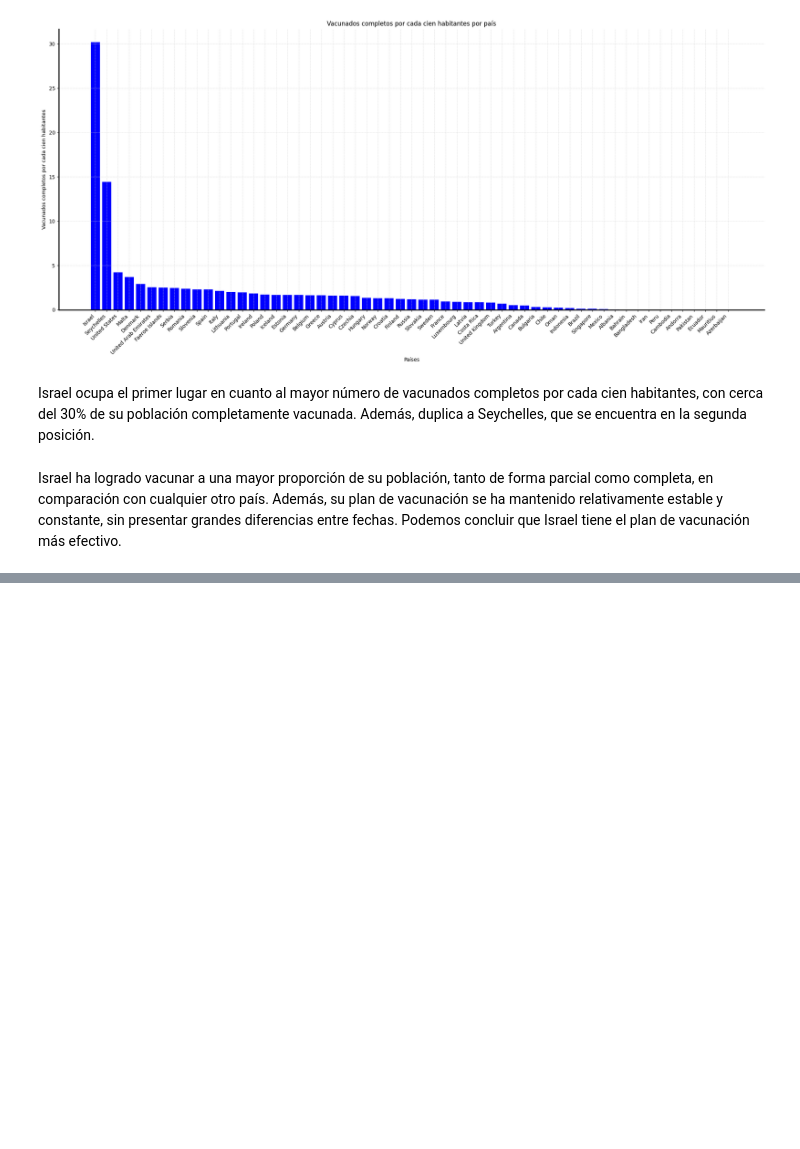
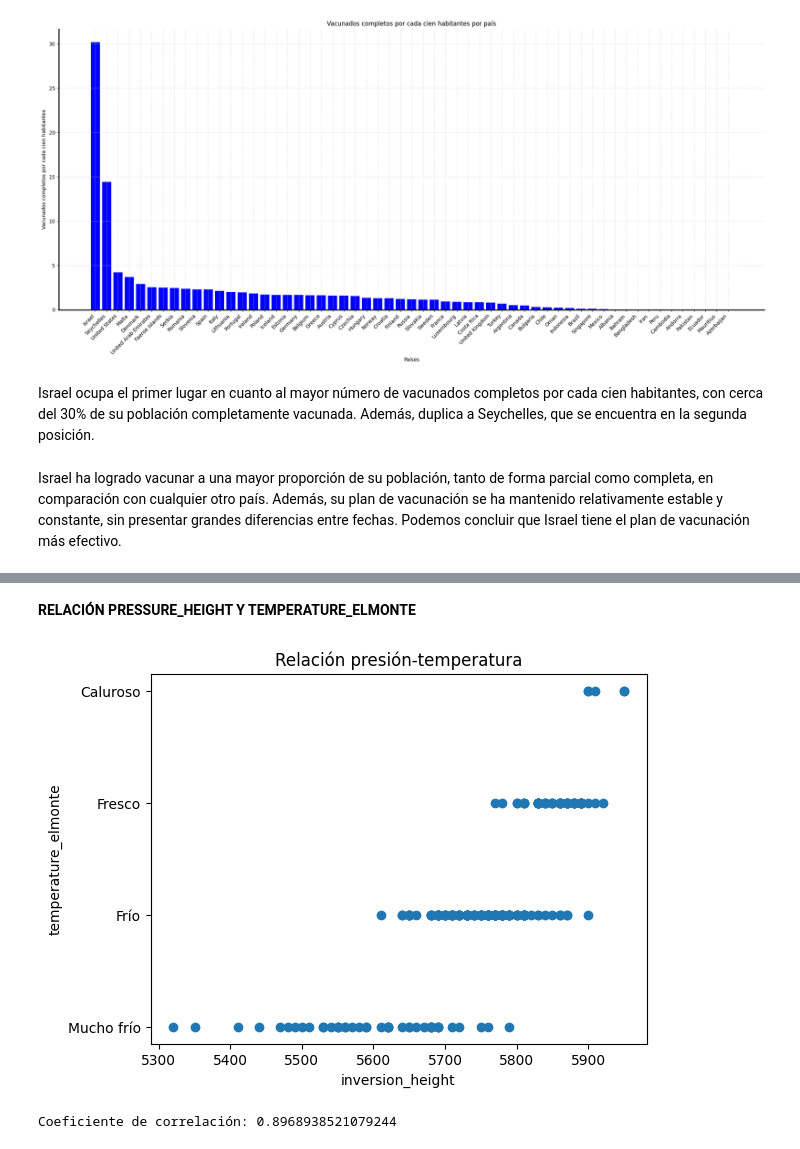
Before and after one commit to Alf-caput/P1_MineriaDeDatos, a Jupyter notebook: LAB01_GrupoB05.ipynb, the cells around one changed output, grey strips where cells are left out. Saved outputs shown, nothing was run; the diff lists cells and outputs as text; code cells hidden in the pictures; blank space fills up the shorter version.

```diff
--- a/LAB01_GrupoB05.ipynb
+++ b/LAB01_GrupoB05.ipynb
@@ -493,0 +790,14 @@ Israel ha logrado vacunar a una mayor proporción de su población, tanto de for
+# %% [markdown]
+**RELACIÓN PRESSURE_HEIGHT Y TEMPERATURE_ELMONTE**
+# %%
+plt.scatter(df['pressure_height'], df['tempelmonte_category'])
+plt.xlabel('inversion_height')
+plt.ylabel('temperature_elmonte')
+plt.title('Relación presión-temperatura')
+plt.show()
+
+correlation = df['Temperature_ElMonte'].corr(df['pressure_height'])
+print("Coeficiente de correlación:", correlation)
+# %% [output]
+[figure, added]
+Coeficiente de correlación: 0.8968938521079244
```
Also changed, not shown: parts of 55 cells of this notebook.
